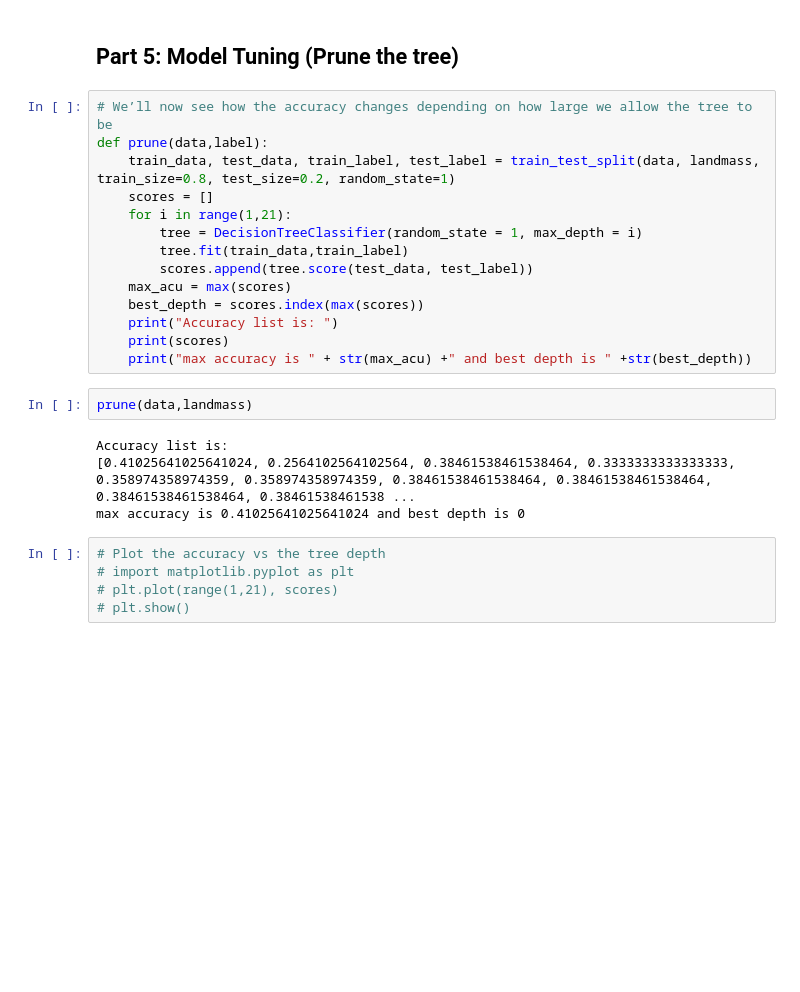
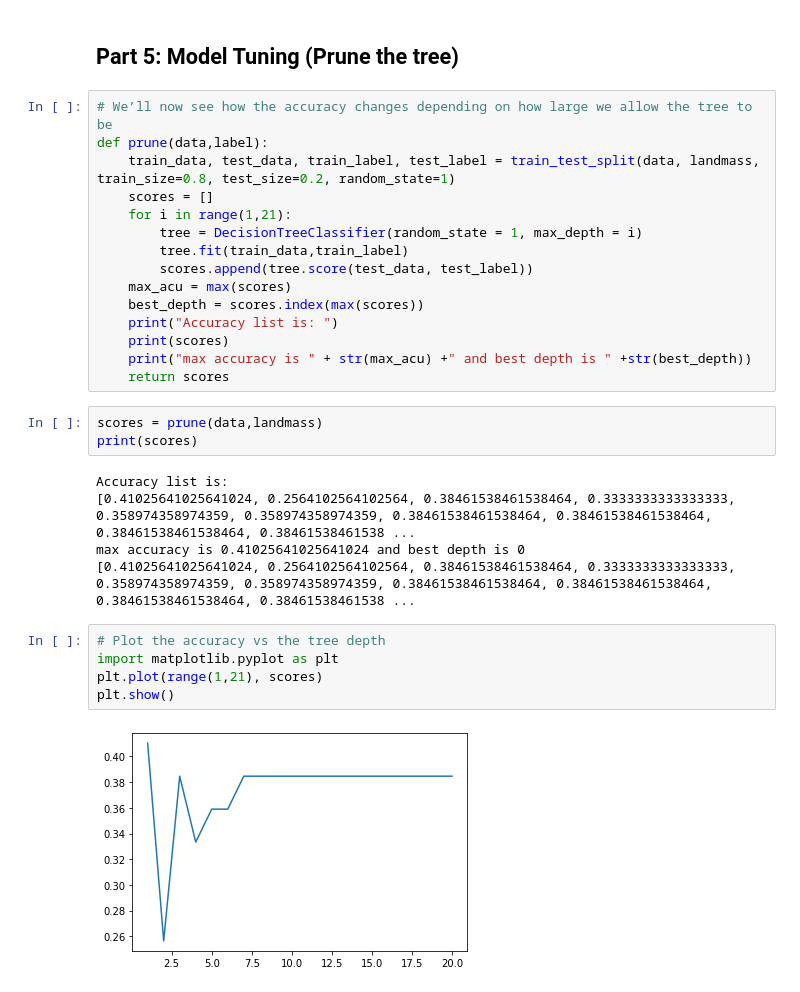
Before and after one commit to amirap/Machine-Learning, a Jupyter notebook: 14 ML_DecisionTrees_FlagIdentification.ipynb, the cells around one changed output. Drawn from its saved outputs; the diff is of its cells as text; blank space fills up the shorter version.

```diff
--- a/14 ML_DecisionTrees_FlagIdentification.ipynb
+++ b/14 ML_DecisionTrees_FlagIdentification.ipynb
@@ -75,17 +75,22 @@ def prune(data,label):
     print("Accuracy list is: ")
     print(scores)
     print("max accuracy is " + str(max_acu) +" and best depth is " +str(best_depth))
+    return scores
-# %%
-prune(data,landmass)
-# %% [output]
-Accuracy list is:
-[0.41025641025641024, 0.2564102564102564, 0.38461538461538464, 0.3333333333333333, 0.358974358974359, 0.358974358974359, 0.38461538461538464, 0.38461538461538464, 0.38461538461538464, 0.38461538461538 ...
-max accuracy is 0.41025641025641024 and best depth is 0
+# %%
+scores = prune(data,landmass)
+print(scores)
+# %% [output]
+Accuracy list is:
+[0.41025641025641024, 0.2564102564102564, 0.38461538461538464, 0.3333333333333333, 0.358974358974359, 0.358974358974359, 0.38461538461538464, 0.38461538461538464, 0.38461538461538464, 0.38461538461538 ...
+max accuracy is 0.41025641025641024 and best depth is 0
+[0.41025641025641024, 0.2564102564102564, 0.38461538461538464, 0.3333333333333333, 0.358974358974359, 0.358974358974359, 0.38461538461538464, 0.38461538461538464, 0.38461538461538464, 0.38461538461538 ...
 # %%
 # Plot the accuracy vs the tree depth
-# import matplotlib.pyplot as plt
-# plt.plot(range(1,21), scores)
-# plt.show()
+import matplotlib.pyplot as plt
+plt.plot(range(1,21), scores)
+plt.show()
+# %% [output]
+[figure, added]
 # %%
 # Adding more features, mainly the shapes
 data = flags[["Red", "Green", "Blue", "Gold", "White", "Black", "Orange","Circles","Crosses","Saltires","Quarters","Sunstars","Crescent","Triangle"]]
```
Also changed, not shown: parts of 2 cells of this notebook.
